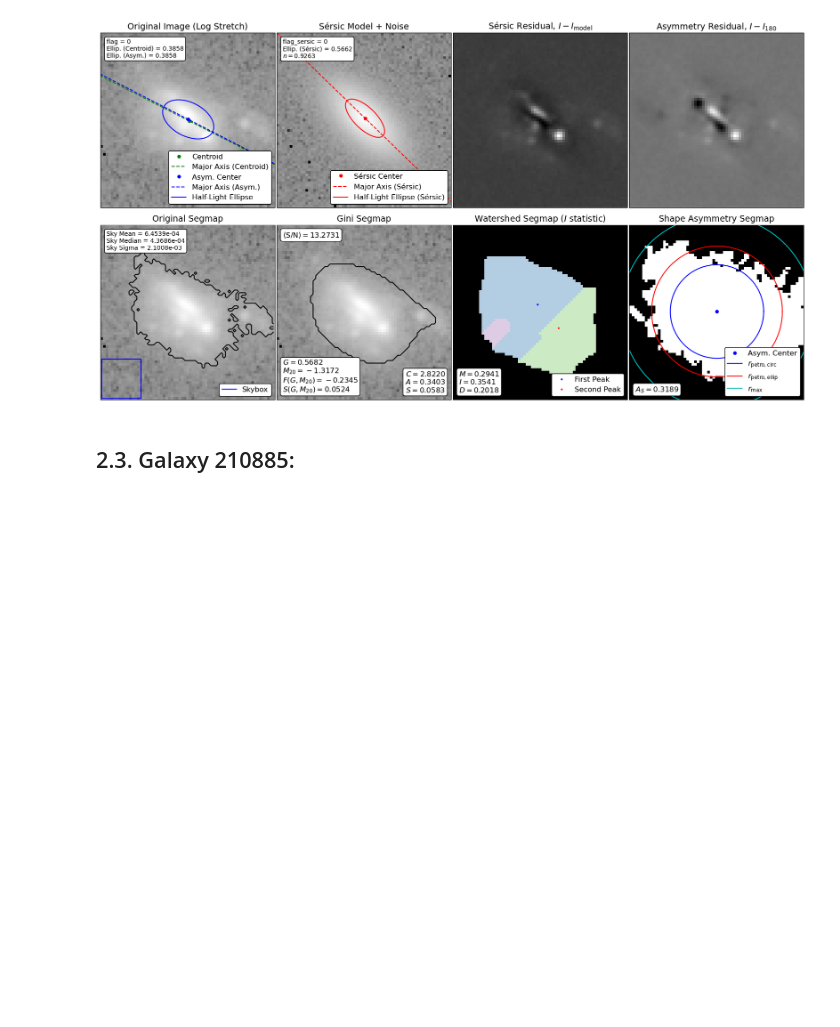
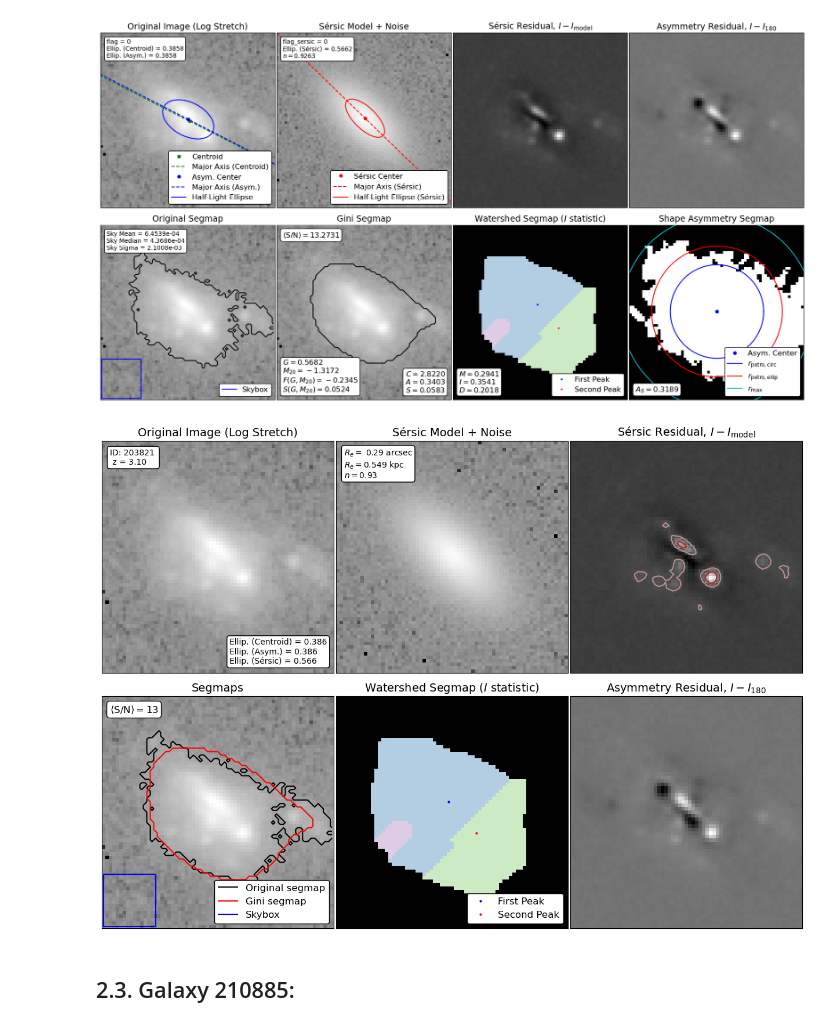
Before and after one commit to nakgyal/TFM, a Jupyter notebook: isophotal_analysis_statmorph.ipynb, the cells around one changed output. Saved outputs shown, nothing was run; the diff lists cells and outputs as text; code cells hidden in the pictures; blank space fills up the shorter version.

```diff
--- a/isophotal_analysis_statmorph.ipynb
+++ b/isophotal_analysis_statmorph.ipynb
@@ -294,3 +312,10 @@ fig = make_figure(morph)
 # %%
 fig.savefig(res_dir+f'{gal}_morphology.pdf', dpi=150)
 plt.close(fig)
+# %%
+n=1
+z=gal_z[n]
+id=gal_list[n]
+fig2 = make_figure_leo(morph,z,id)
+# %% [output]
+[figure, added]
```
Also changed, not shown: parts of 26 cells of this notebook, 15 other files.
